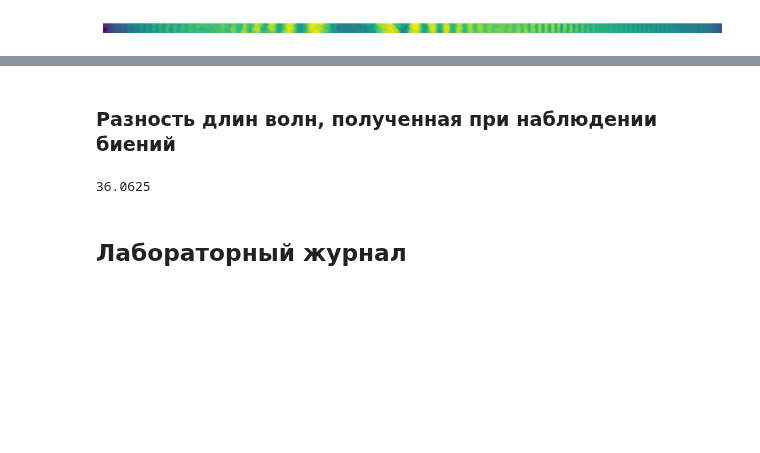
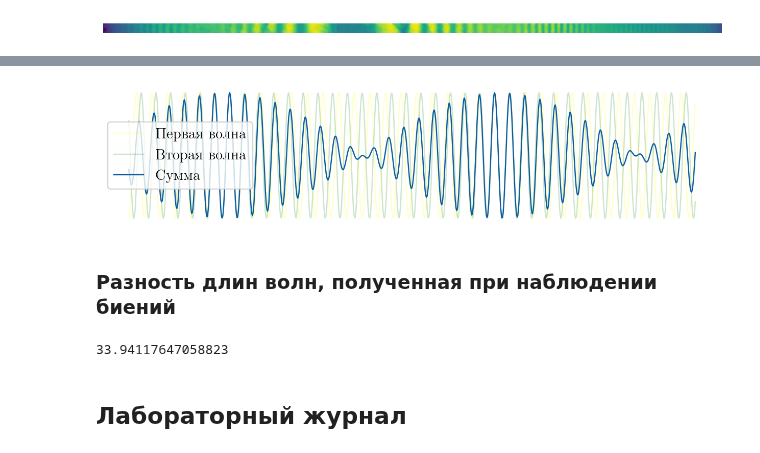
Before and after one commit to gleblug/experiment-automation, a Jupyter notebook: 4.2.1-hewton-rings/measurements.ipynb, the cells around one changed output, grey strips where cells are left out. Saved outputs shown, nothing was run; the diff lists cells and outputs as text; code cells hidden in the pictures; blank space fills up the shorter version.

```diff
--- a/4.2.1-hewton-rings/measurements.ipynb
+++ b/4.2.1-hewton-rings/measurements.ipynb
@@ -221,10 +226,30 @@ plt.show()
+# %%
+wl1 = 577 # нм
+wl2 = 546 # нм
+nu = lambda wl : (3e8 * 1e9 / wl)
+
+t = np.linspace(0, 7e-14, 1000) - 1.2e-14
+w1 = np.sin(2*np.pi*nu(wl1)*t)
+w2 = np.sin(2*np.pi*nu(wl2)*t)
+
+plt.figure(figsize=(9,2))
+plt.plot(t, w1, alpha=.2, color='yellow', label='Первая волна')
+plt.plot(t, w2, alpha=.2, color='green', label='Вторая волна')
+plt.plot(t, (w1 + w2)/2, label='Сумма')
+plt.axis('off')
+
+plt.legend(frameon=True)
+plt.savefig('images/bieniya_scheme.svg')
+plt.show()
+# %% [output]
+[figure, added]
 # %% [markdown]
 ### Разность длин волн, полученная при наблюдении биений
 # %%
-delta = 1/16 * lamb * 1e3 # нм
+delta = 1/17 * lamb * 1e3 # нм
 delta
 # %% [output]
-36.0625
+33.94117647058823
 # %% [markdown]
 ## Лабораторный журнал
 # %% [raw]
```
Also changed, not shown: parts of 1 cell of this notebook, 7 other files.
